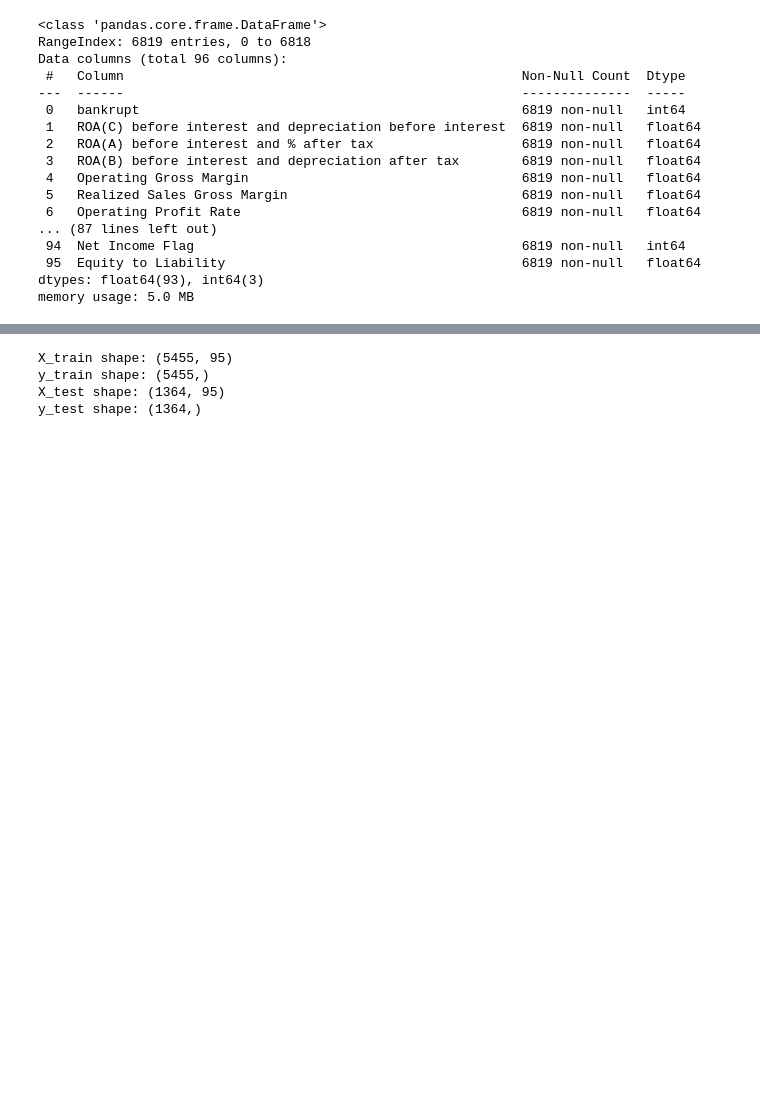
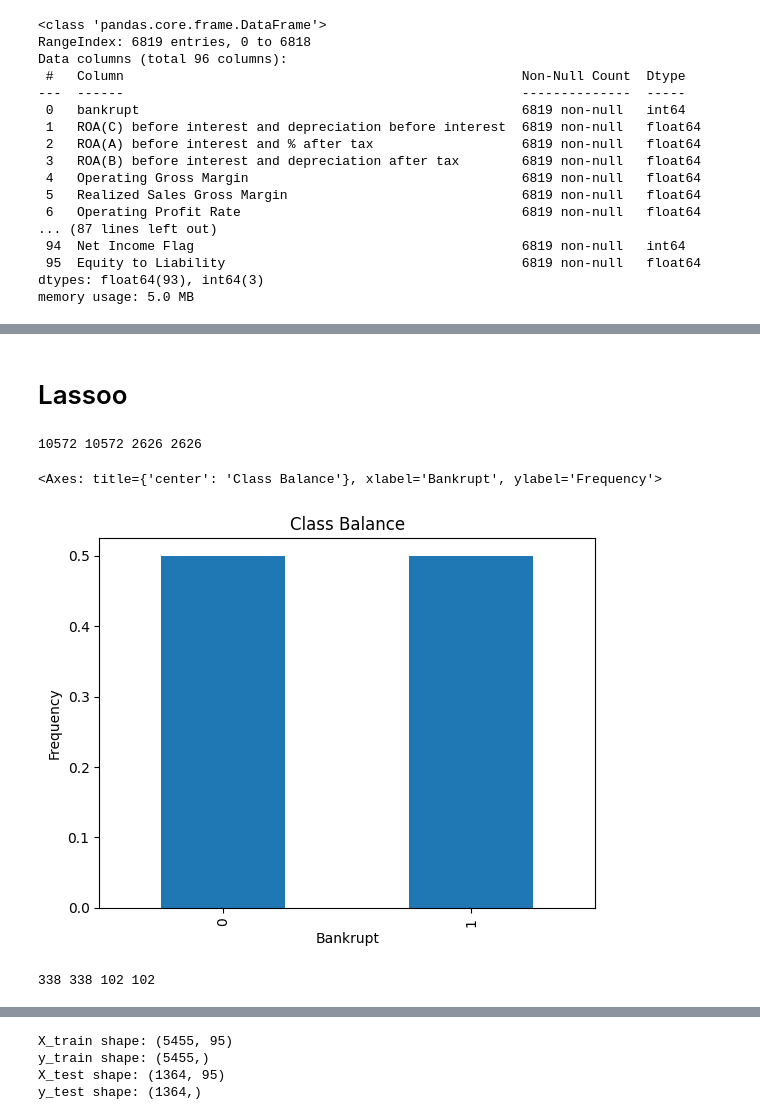
Before and after one commit to Felixe360/project, a Jupyter notebook: RandomForest (1).ipynb, the cells around one changed output, grey strips where cells are left out. Saved outputs shown, nothing was run; the diff lists cells and outputs as text; code cells hidden in the pictures; blank space fills up the shorter version.

```diff
--- a/RandomForest (1).ipynb
+++ b/RandomForest (1).ipynb
@@ -98,0 +306,2 @@ y shape: (6819,)
+# %% [markdown]
+# Lassoo
@@ -98,0 +311,31 @@ y shape: (6819,)
+# %%
+x= df.drop(columns='bankrupt')
+y= df['bankrupt']
+
+x_train, x_test, y_train, y_test= train_test_split(x,y, test_size=.2, random_state=42)
+# %%
+import warnings
+warnings.filterwarnings("ignore", category=FutureWarning)
+#fix the imbalaced using oversampler
+over_sampler = RandomOverSampler(random_state=42)
+x_train_over, y_train_over = over_sampler.fit_resample(x_train, y_train)
+x_test_over, y_test_over = over_sampler.fit_resample(x_test, y_test)
+print(len(x_train_over), len(y_train_over), len(x_test_over), len(y_test_over))
+
+#check imbalanced
+y_train_over.value_counts(normalize=True).plot(kind='bar', xlabel='Bankrupt', ylabel='Frequency', title='Class Balance')
+# %% [output]
+10572 10572 2626 2626
+<Axes: title={'center': 'Class Balance'}, xlabel='Bankrupt', ylabel='Frequency'>
+[figure, added]
+# %%
+# fix using the undersampling
+under_sampler = RandomUnderSampler(random_state=42)
+x_train_under, y_train_under = under_sampler.fit_resample(x_train, y_train)
+x_test_under, y_test_under = under_sampler.fit_resample(x_test, y_test)
+print(len(x_train_under), len(y_train_under), len(x_test_under), len(y_test_under))
+
+#check imbalanced
+y_train_under.value_counts(normalize=True).plot(kind='bar', xlabel='Bankrupt', ylabel='Frequency', title='Class Balance')
+# %% [output]
+338 338 102 102
```
Also changed, not shown: parts of 61 cells of this notebook.
